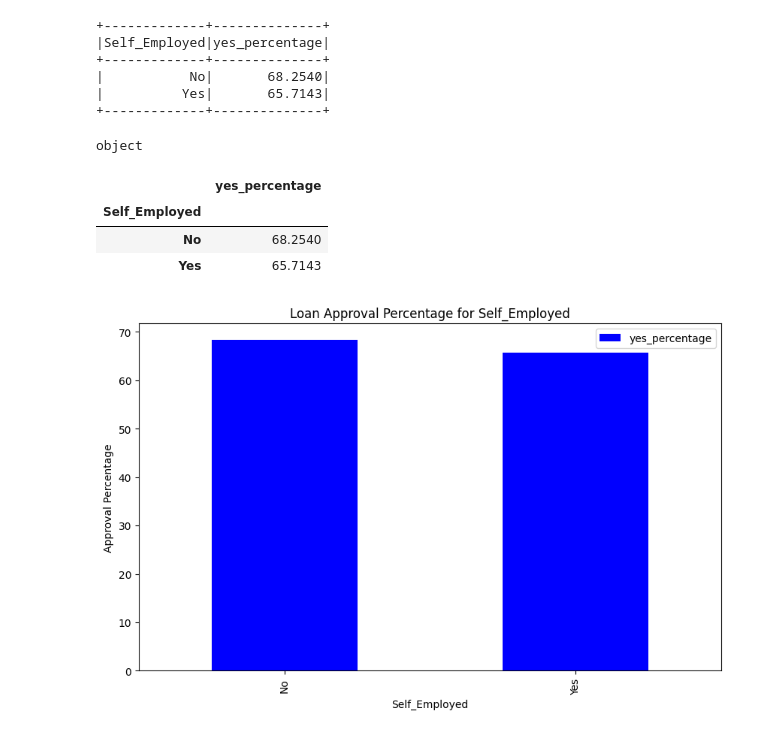
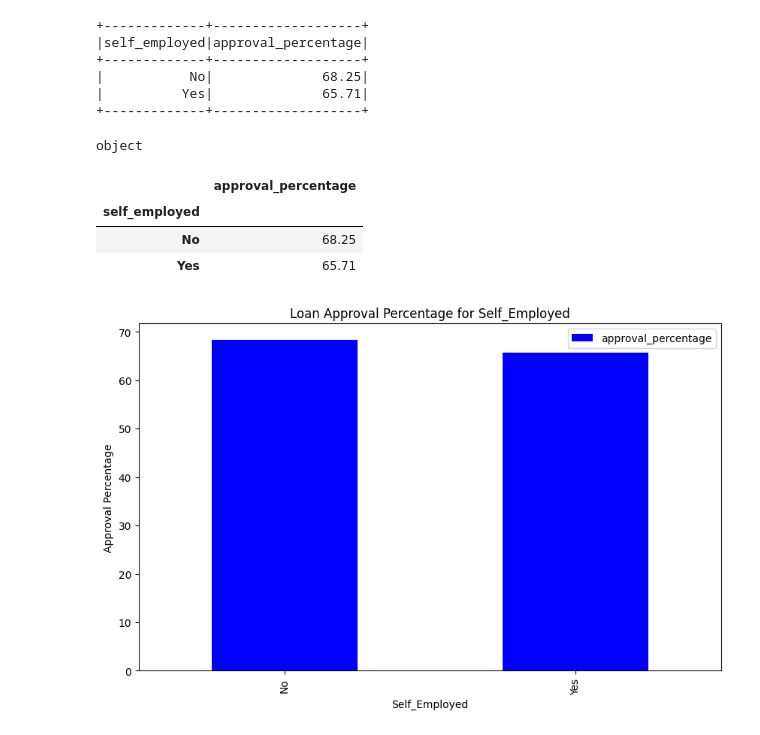
Before and after one commit to Suneetha-2022/Capstone_Project, a Jupyter notebook: Loan_Visualization/Self_employed.ipynb, the cells around one changed output. Cells and saved outputs as stored; diff of their text form; code cells hidden in the pictures.

```diff
--- a/Loan_Visualization/Self_employed.ipynb
+++ b/Loan_Visualization/Self_employed.ipynb
@@ -16,8 +16,19 @@ import matplotlib.pyplot as plt
 # %%
 spark = SparkSession.builder.appName("Self_Employed_Approval").getOrCreate()
 # %%
-query= "(SELECT Self_Employed, (SUM(CASE WHEN Application_Status = 'Y' THEN 1 ELSE 0 END) / COUNT(*)) * 100  \
-         AS yes_percentage FROM cdw_sapp_loan_application GROUP BY Self_Employed) as self_e"
+query= "(WITH    \
+        total_applications AS (SELECT self_employed, COUNT(*) AS total \
+         FROM cdw_sapp_loan_application \
+        GROUP BY self_employed),  \
+        approved_applications AS  \
+        (SELECT self_employed, COUNT(*) AS SUM1 \
+         FROM cdw_sapp_loan_application \
+         WHERE application_status = 'Y' \
+         GROUP BY self_employed)  \
+       SELECT approved_applications.self_employed, \
+       round((approved_applications.SUM1 / total_applications.total) * 100, 2) AS approval_percentage \
+        FROM total_applications \
+        INNER JOIN approved_applications ON approved_applications.self_employed = total_applications.self_employed) as self_e"
 
 sdf_selfe = spark.read.format("jdbc").options(driver="com.mysql.cj.jdbc.Driver",\
                                      user="root",\
@@ -27,25 +38,25 @@ sdf_selfe = spark.read.format("jdbc").options(driver="com.mysql.cj.jdbc.Driver",
 
 sdf_selfe.show()
 # %% [output]
-+-------------+--------------+
-|Self_Employed|yes_percentage|
-+-------------+--------------+
-|           No|       68.2540|
-|          Yes|       65.7143|
-+-------------+--------------+
++-------------+-------------------+
+|self_employed|approval_percentage|
++-------------+-------------------+
+|           No|              68.25|
+|          Yes|              65.71|
++-------------+-------------------+
 # %%
 #Convert spark dataframe to pandas dataframe
 pdf_selfe = sdf_selfe.toPandas()
-pdf_selfe.set_index('Self_Employed', inplace = True)
-print(pdf_selfe['yes_percentage'].dtype)
-pdf_selfe["yes_percentage"] = pdf_selfe["yes_percentage"].astype(float)
+pdf_selfe.set_index('self_employed', inplace = True)
+print(pdf_selfe['approval_percentage'].dtype)
+pdf_selfe["approval_percentage"] = pdf_selfe["approval_percentage"].astype(float)
 pdf_selfe
 # %% [output]
 object
-|  | yes_percentage |
-| Self_Employed |  |
-| No | 68.2540 |
-| Yes | 65.7143 |
+|  | approval_percentage |
+| self_employed |  |
+| No | 68.25 |
+| Yes | 65.71 |
 # %%
 pdf_selfe.plot(kind='bar', figsize=(10, 6), color = 'blue')
 plt.xlabel('Self_Employed')
@@ -53,4 +64,4 @@ plt.ylabel('Approval Percentage')
 plt.title('Loan Approval Percentage for Self_Employed')
 plt.show()
 # %% [output]
-[figure, old version]
+[figure, new version]
```
Also changed, not shown: 2 other files.
